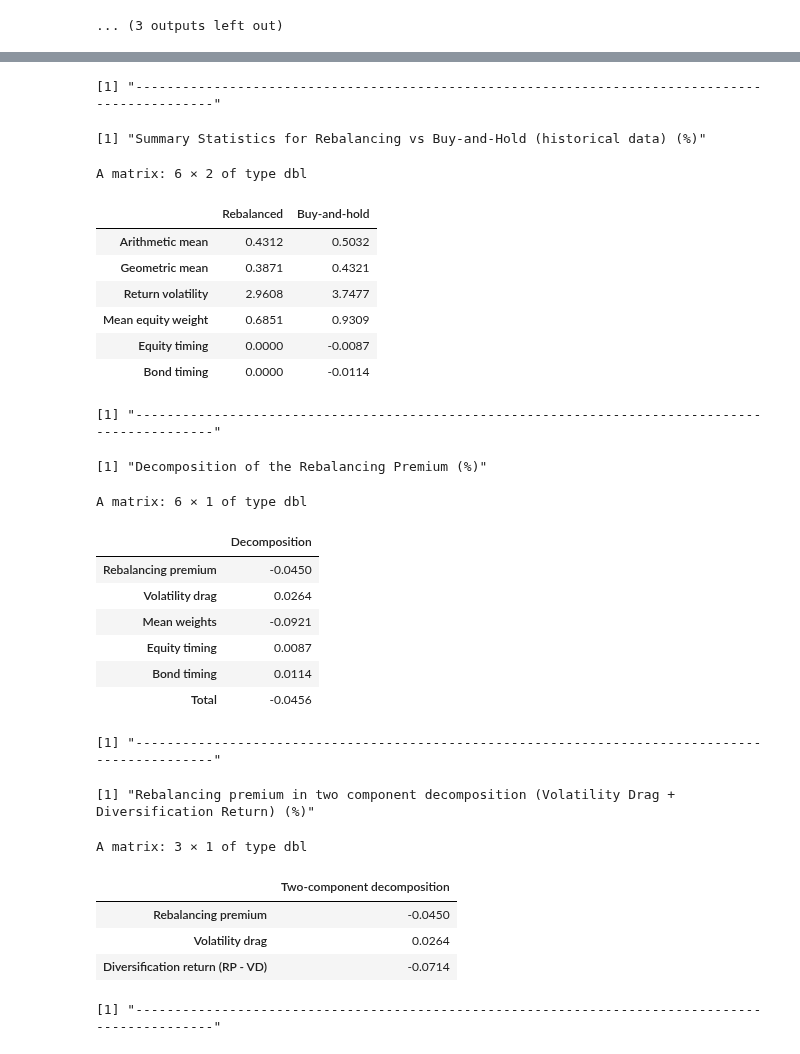
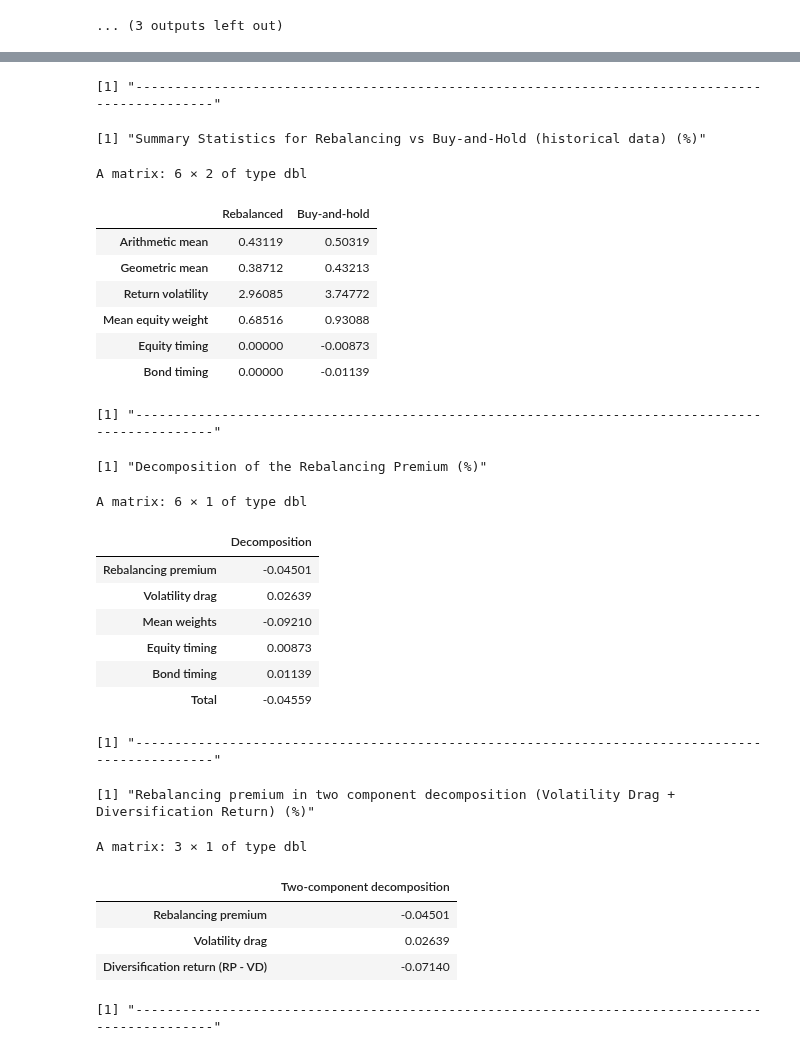
Before and after one commit to S2310053/GRA6560, a Jupyter notebook: main_code.ipynb, the cells around one changed output, grey strips where cells are left out. Drawn from its saved outputs; the diff is of its cells as text; code cells hidden in the pictures.

```diff
--- a/main_code.ipynb
+++ b/main_code.ipynb
@@ -1294,7 +1294,7 @@ stats[6, ] <- c(0, cov(wBnh[, 2], dataRet[, 2]) * 100)
 
 paste("-----------------------------------------------------------------------------------------------")
 paste("Summary Statistics for Rebalancing vs Buy-and-Hold (historical data) (%)")
-round(stats, 4)
+round(stats, 5)
 
 ##
 #  Rebalancing premium decomposition
@@ -1323,7 +1323,7 @@ rebPrem[6] <- sum(rebPrem[2:5])
 
 paste("-----------------------------------------------------------------------------------------------")
 paste("Decomposition of the Rebalancing Premium (%)")
-round(rebPrem, 4)
+round(rebPrem, 5)
 paste("-----------------------------------------------------------------------------------------------")
 
 ##
@@ -1344,57 +1344,57 @@ grid(col = adjustcolor("gray70", alpha.f = 0.2), lwd = 1)
 #  Two-component rebalancing premium decomposition
 ##
 
 # Rebalancing premium (difference in geometric means)
 rebPrem <- (gmRebal - gmBnH)
 
 # Volatility drag component
 volatilityDrag <- 0.5 * (volBnH^2 - volRebal^2)
 
 # Diversification return (residual)
 diversificationReturn <- rebPrem - volatilityDrag
 
 # Output table
 decomp2 <- matrix(0, nrow = 3, ncol = 1)
 colnames(decomp2) <- "Two-component decomposition"
 rownames(decomp2) <- c("Rebalancing premium",
                        "Volatility drag",
                        "Diversification return (RP - VD)")
 
 decomp2[1] <- rebPrem * 100
 decomp2[2] <- volatilityDrag * 100
 decomp2[3] <- diversificationReturn * 100
 
 paste("Rebalancing premium in two component decomposition (Volatility Drag + Diversification Return) (%)")
-round(decomp2, 4)
+round(decomp2, 5)
 paste("-----------------------------------------------------------------------------------------------")
 # %% [output]
 [1] "-----------------------------------------------------------------------------------------------"
 [1] "Summary Statistics for Rebalancing vs Buy-and-Hold (historical data) (%)"
 A matrix: 6 × 2 of type dbl
 |  | Rebalanced | Buy-and-hold |
-| Arithmetic mean | 0.4312 | 0.5032 |
-| Geometric mean | 0.3871 | 0.4321 |
-| Return volatility | 2.9608 | 3.7477 |
-| Mean equity weight | 0.6851 | 0.9309 |
-| Equity timing | 0.0000 | -0.0087 |
-| Bond timing | 0.0000 | -0.0114 |
+| Arithmetic mean | 0.43119 | 0.50319 |
+| Geometric mean | 0.38712 | 0.43213 |
+| Return volatility | 2.96085 | 3.74772 |
+| Mean equity weight | 0.68516 | 0.93088 |
+| Equity timing | 0.00000 | -0.00873 |
+| Bond timing | 0.00000 | -0.01139 |
 [1] "-----------------------------------------------------------------------------------------------"
 [1] "Decomposition of the Rebalancing Premium (%)"
 A matrix: 6 × 1 of type dbl
 |  | Decomposition |
-| Rebalancing premium | -0.0450 |
-| Volatility drag | 0.0264 |
-| Mean weights | -0.0921 |
-| Equity timing | 0.0087 |
-| Bond timing | 0.0114 |
-| Total | -0.0456 |
+| Rebalancing premium | -0.04501 |
+| Volatility drag | 0.02639 |
+| Mean weights | -0.09210 |
+| Equity timing | 0.00873 |
+| Bond timing | 0.01139 |
+| Total | -0.04559 |
 [1] "-----------------------------------------------------------------------------------------------"
 [1] "Rebalancing premium in two component decomposition (Volatility Drag + Diversification Return) (%)"
 A matrix: 3 × 1 of type dbl
 |  | Two-component decomposition |
-| Rebalancing premium | -0.0450 |
-| Volatility drag | 0.0264 |
-| Diversification return (RP - VD) | -0.0714 |
+| Rebalancing premium | -0.04501 |
+| Volatility drag | 0.02639 |
+| Diversification return (RP - VD) | -0.07140 |
 [1] "-----------------------------------------------------------------------------------------------"
 [figure]
 # %%
```
Also changed, not shown: parts of 7 cells of this notebook.
